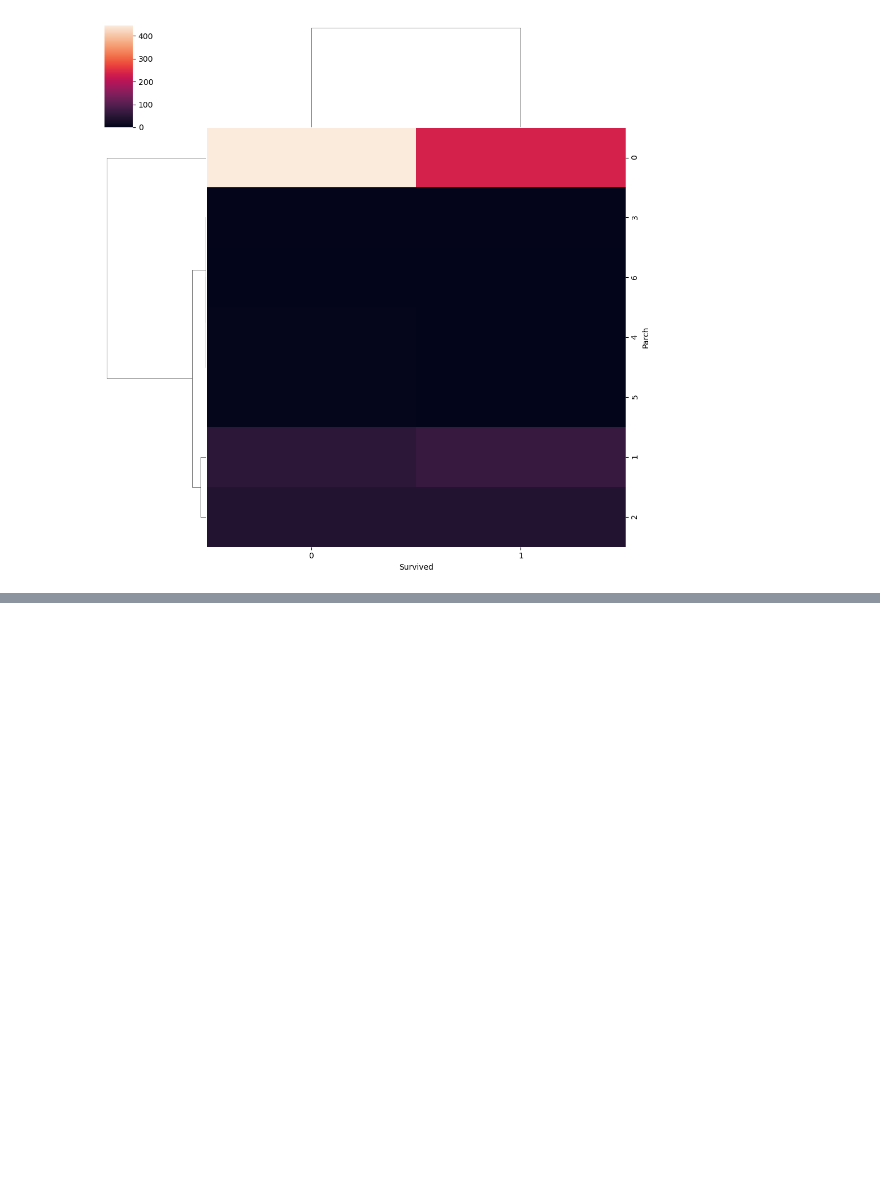
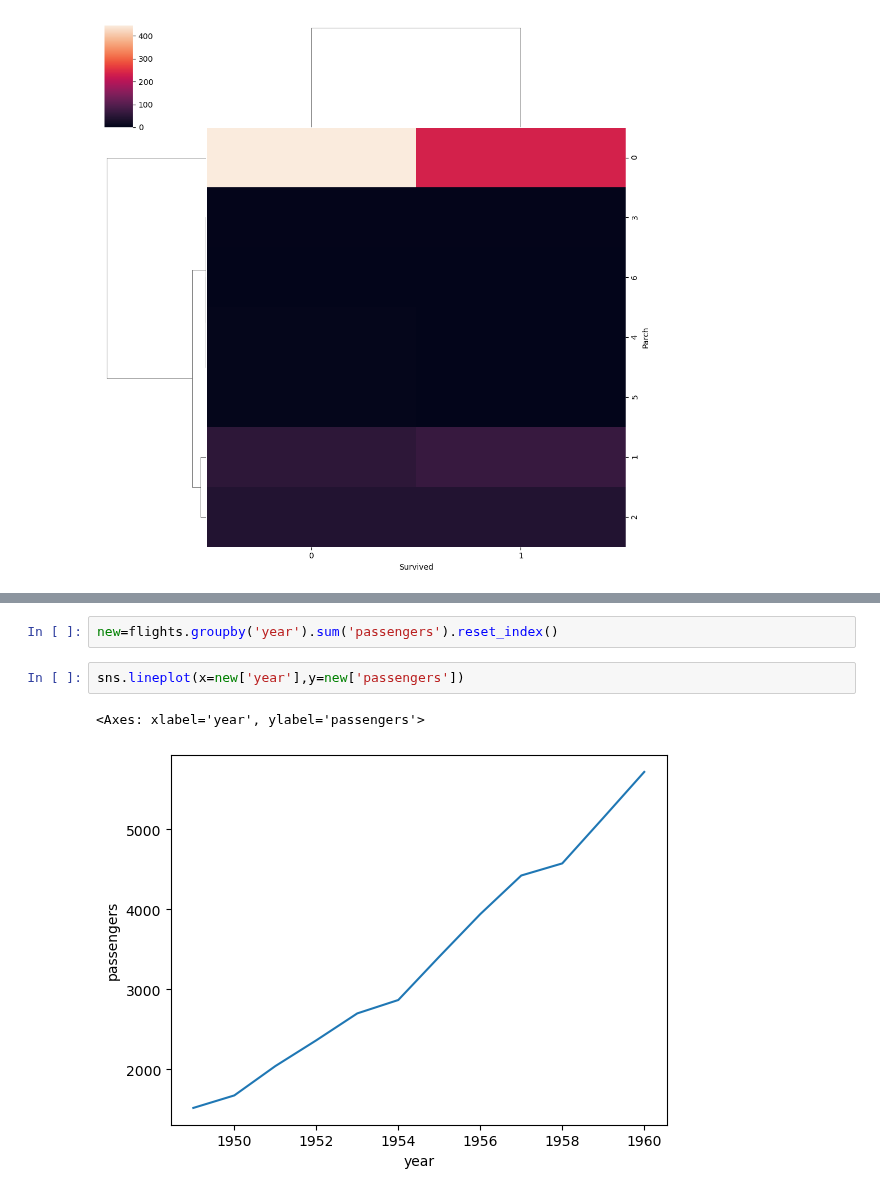
Before and after one commit to Shreyasb1015/Machine-Learning, a Jupyter notebook: eda-using-bivariate-and -multivariateAnalaysis/eda-using-bivariateAndmultivairateAnalysis.ipynb, the cells around one changed output, grey strips where cells are left out. Drawn from its saved outputs; the diff is of its cells as text; blank space fills up the shorter version.

```diff
--- a/eda-using-bivariate-and -multivariateAnalaysis/eda-using-bivariateAndmultivairateAnalysis.ipynb
+++ b/eda-using-bivariate-and -multivariateAnalaysis/eda-using-bivariateAndmultivairateAnalysis.ipynb
@@ -193,0 +234,7 @@ sns.clustermap(pd.crosstab(titanic['Parch'],titanic['Survived']))
+# %%
+new=flights.groupby('year').sum('passengers').reset_index()
+# %%
+sns.lineplot(x=new['year'],y=new['passengers'])
+# %% [output]
+<Axes: xlabel='year', ylabel='passengers'>
+[figure, added]
```
Also changed, not shown: parts of 14 cells of this notebook.
